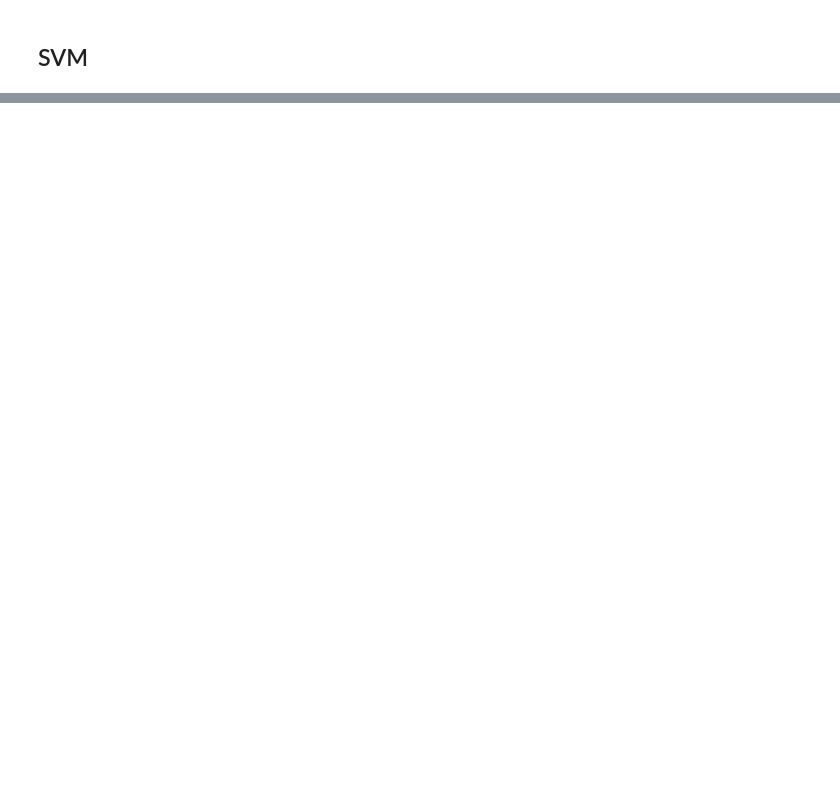
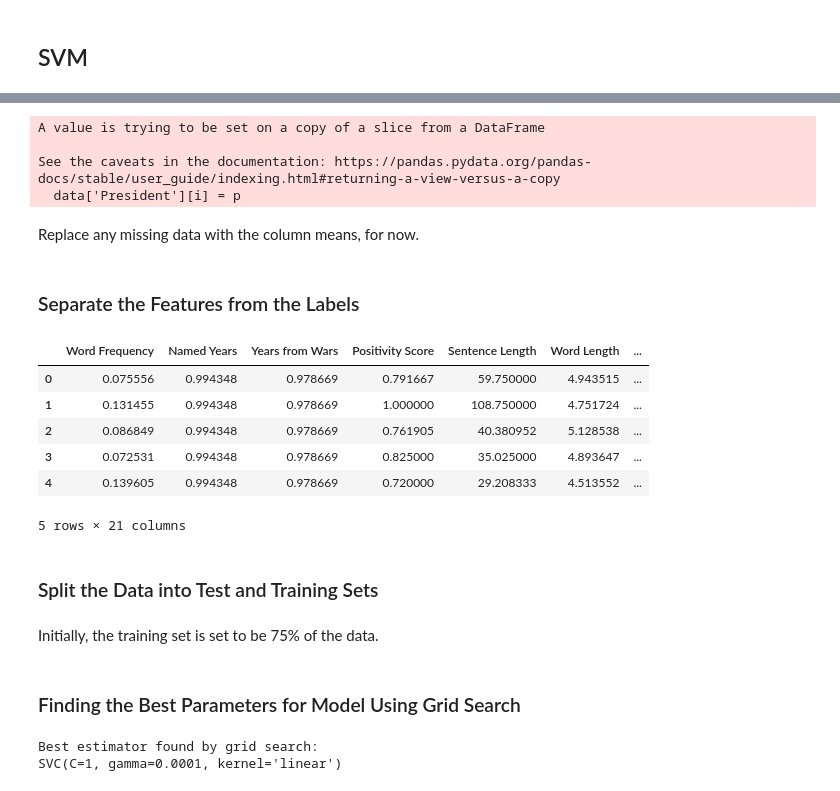
Before and after one commit to gianbatayola/CMSE-202-Project, a Jupyter notebook: Full_Presidential_Dataframe.ipynb, the cells around one changed output, grey strips where cells are left out. Cells and saved outputs as stored; diff of their text form; code cells hidden in the pictures; blank space fills up the shorter version.

Commit message:
Added SVM model
A lot of it is based on HW4.

```diff
--- a/Full_Presidential_Dataframe.ipynb
+++ b/Full_Presidential_Dataframe.ipynb
@@ -141,0 +166,38 @@ data.head()
+# %%
+data = data.drop(columns = ['Date', 'Party', 'Speech Title', 'Summary', 'Transcript', 'URL'], axis = 1)
+# %%
+presidents_to_classify = pd.unique(data['President'])
+
+# The exact value of the president will vary based on how many presidents we are trying to classify.
+for p in range(0, len(presidents_to_classify)):
+    for i in range(0, len(data['President'])):
+        if data['President'][i] == presidents_to_classify[p]:
+            data['President'][i] = p
+# %% [output]
+A value is trying to be set on a copy of a slice from a DataFrame
+
+See the caveats in the documentation: https://pandas.pydata.org/pandas-docs/stable/user_guide/indexing.html#returning-a-view-versus-a-copy
+  data['President'][i] = p
+# %% [markdown]
+Replace any missing data with the column means, for now.
+# %%
+data['Named Years'].fillna(value=data['Named Years'].mean(), inplace=True)
+data['Years from Wars'].fillna(value=data['Years from Wars'].mean(), inplace=True)
+# %% [markdown]
+### Separate the Features from the Labels
+# %%
+features = data.drop(columns = 'President')
+labels = data['President'].astype(int)
+features.head()
+# %% [output]
+|  | Word Frequency | Named Years | Years from Wars | Positivity Score | Sentence Length | Word Length | ... |
+| 0 | 0.075556 | 0.994348 | 0.978669 | 0.791667 | 59.750000 | 4.943515 | ... |
+| 1 | 0.131455 | 0.994348 | 0.978669 | 1.000000 | 108.750000 | 4.751724 | ... |
+| 2 | 0.086849 | 0.994348 | 0.978669 | 0.761905 | 40.380952 | 5.128538 | ... |
+| 3 | 0.072531 | 0.994348 | 0.978669 | 0.825000 | 35.025000 | 4.893647 | ... |
+| 4 | 0.139605 | 0.994348 | 0.978669 | 0.720000 | 29.208333 | 4.513552 | ... |
+5 rows × 21 columns
+# %% [markdown]
+### Split the Data into Test and Training Sets
+# %% [markdown]
+Initially, the training set is set to be 75% of the data.
@@ -141,0 +206,15 @@ data.head()
+# %% [markdown]
+### Finding the Best Parameters for Model Using Grid Search
+# %%
+param_grid = {'kernel':('linear', 'rbf'),
+              'C': [1, 10, 100, 1000],
+              'gamma': [0.0001, 0.001, 0.01, 0.1],}
+
+clf = GridSearchCV(SVC(), param_grid)
+
+clf = clf.fit(train_features, train_labels)
+print("Best estimator found by grid search:")
+print(clf.best_estimator_)
+# %% [output]
+Best estimator found by grid search:
+SVC(C=1, gamma=0.0001, kernel='linear')
```
Also changed, not shown: parts of 9 cells of this notebook.
